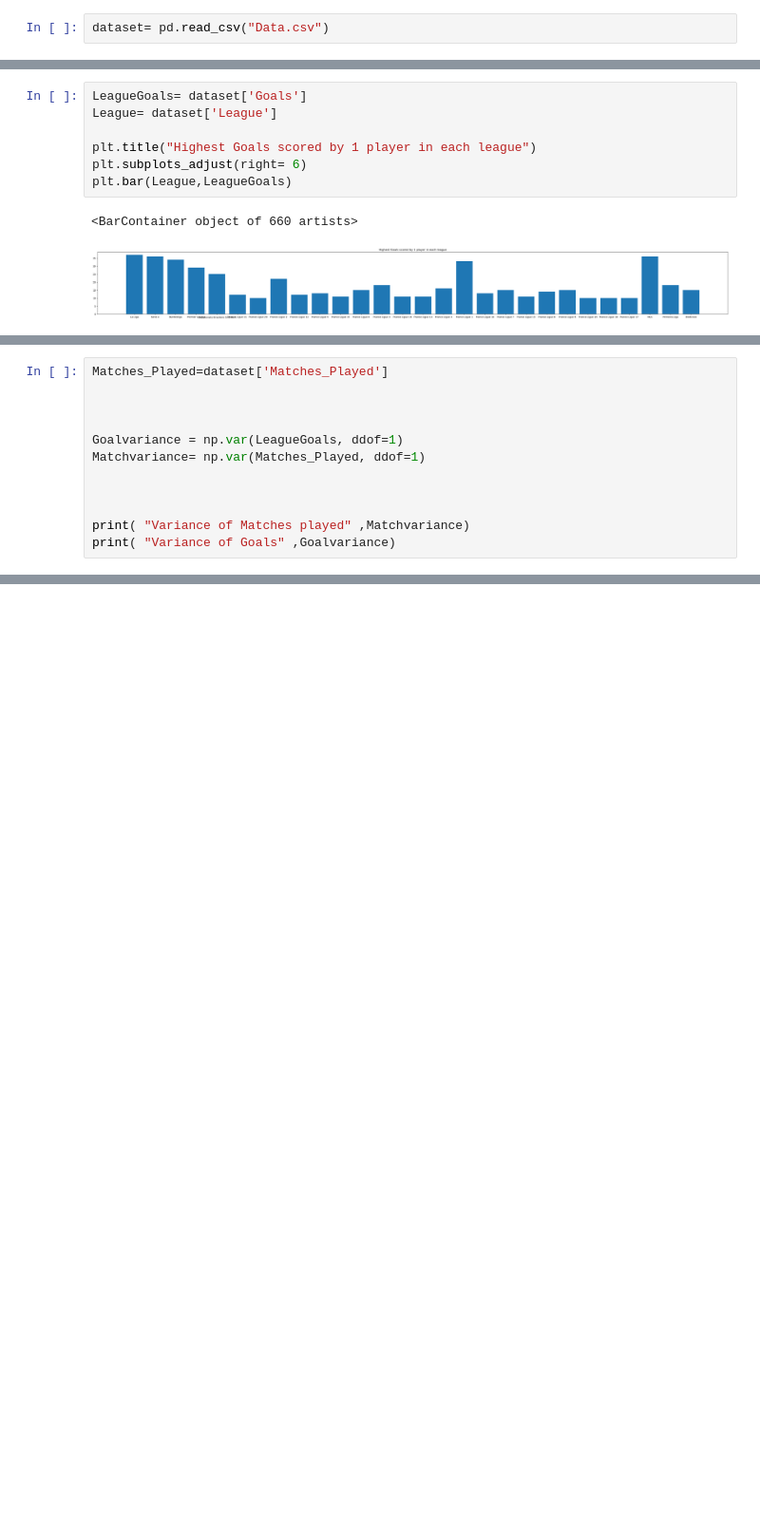
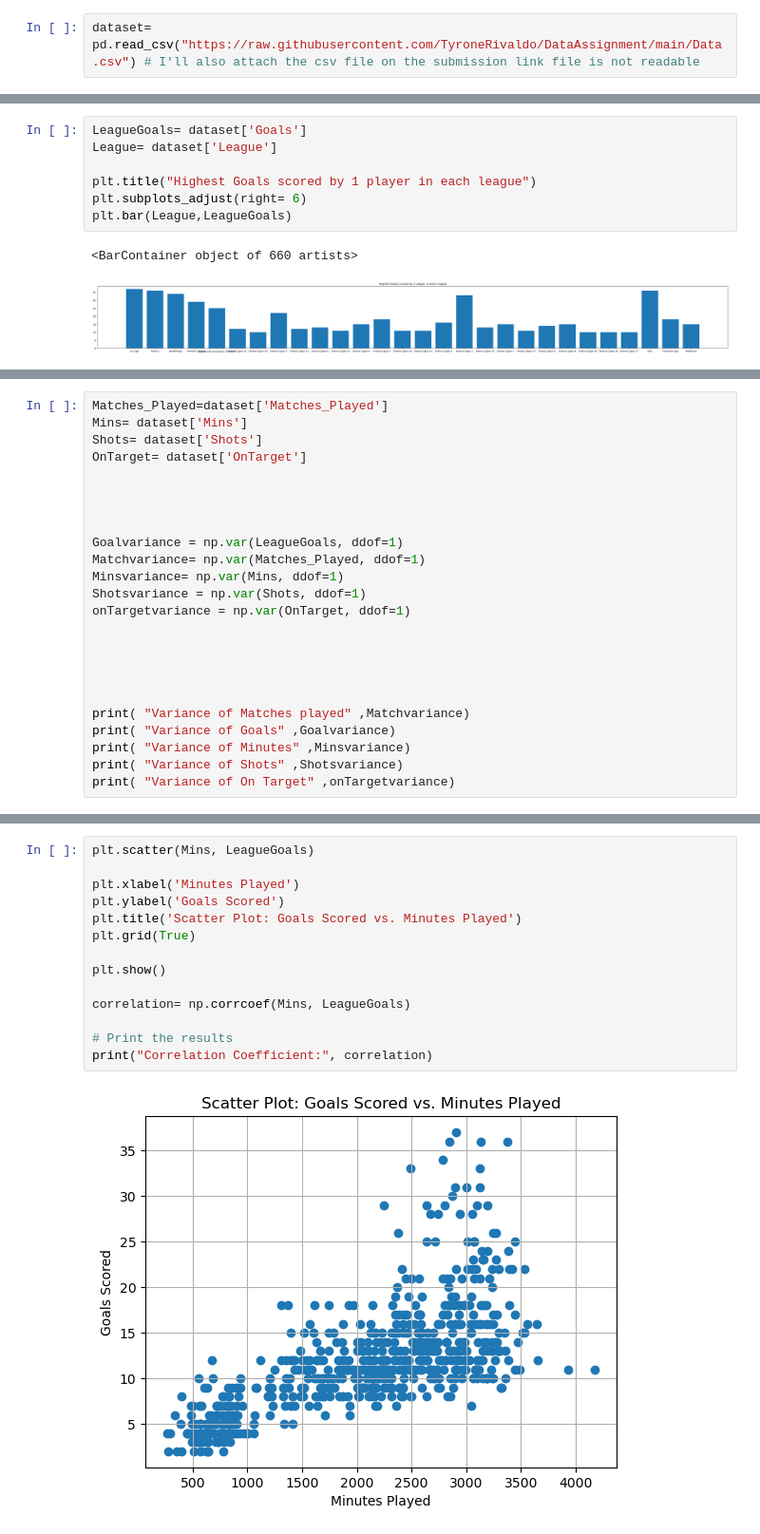
Before and after one commit to TyroneRivaldo/DataAssignment, a Jupyter notebook: TyAssignment2.ipynb, the cells around one changed output, grey strips where cells are left out. Shown at 95% size. Cells and saved outputs as stored; diff of their text form; blank space fills up the shorter version.

```diff
--- a/TyAssignment2.ipynb
+++ b/TyAssignment2.ipynb
@@ -7,5 +7,5 @@ import matplotlib.pyplot as plt
 pd.set_option('display.max_rows', None)
 pd.set_option('display.max_columns', None) # display the whole dataset
 # %%
-dataset= pd.read_csv("Data.csv")
+dataset= pd.read_csv("https://raw.githubusercontent.com/TyroneRivaldo/DataAssignment/main/Data.csv") # I'll also attach the csv file on the submission link file is not readable
 # %% [markdown]
@@ -158,15 +162,27 @@ Variances of Data columns
 # %%
 Matches_Played=dataset['Matches_Played']
+Mins= dataset['Mins']
+Shots= dataset['Shots']
+OnTarget= dataset['OnTarget']
+
 
 
 
 Goalvariance = np.var(LeagueGoals, ddof=1)
 Matchvariance= np.var(Matches_Played, ddof=1)
+Minsvariance= np.var(Mins, ddof=1)
+Shotsvariance = np.var(Shots, ddof=1)
+onTargetvariance = np.var(OnTarget, ddof=1)
+
+
 
 
 
 print( "Variance of Matches played" ,Matchvariance)
 print( "Variance of Goals" ,Goalvariance)
+print( "Variance of Minutes" ,Minsvariance)
+print( "Variance of Shots" ,Shotsvariance)
+print( "Variance of On Target" ,onTargetvariance)
 # %% [output]
 Variance of Matches played 95.1533429898379
 Variance of Goals 35.78975490872305
@@ -172,0 +192,16 @@ Variance of Goals 35.78975490872305
+# %%
+plt.scatter(Mins, LeagueGoals)
+
+plt.xlabel('Minutes Played')
+plt.ylabel('Goals Scored')
+plt.title('Scatter Plot: Goals Scored vs. Minutes Played')
+plt.grid(True)
+
+plt.show()
+
+correlation= np.corrcoef(Mins, LeagueGoals)
+
+# Print the results
+print("Correlation Coefficient:", correlation)
+# %% [output]
+[figure, added]
```
Also changed, not shown: parts of 10 cells of this notebook.
